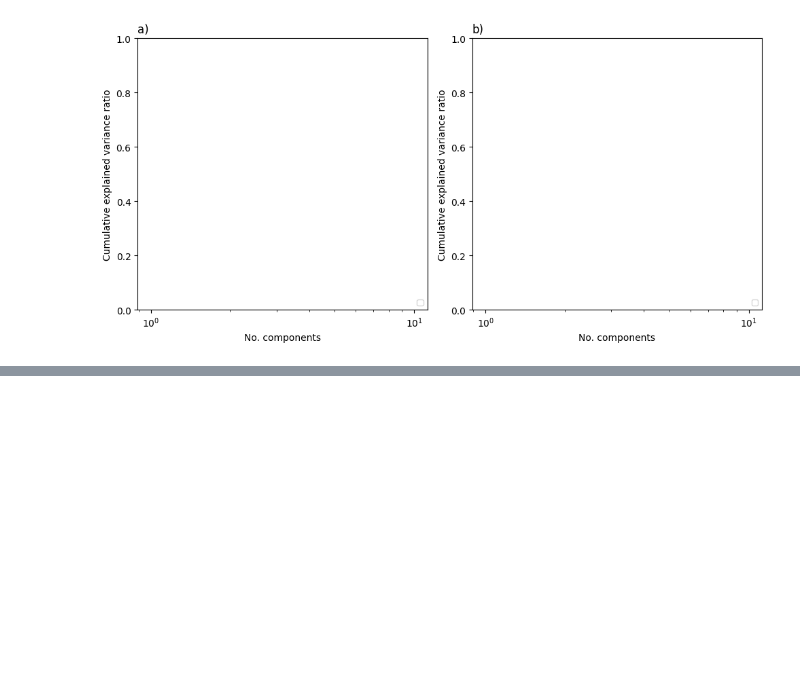
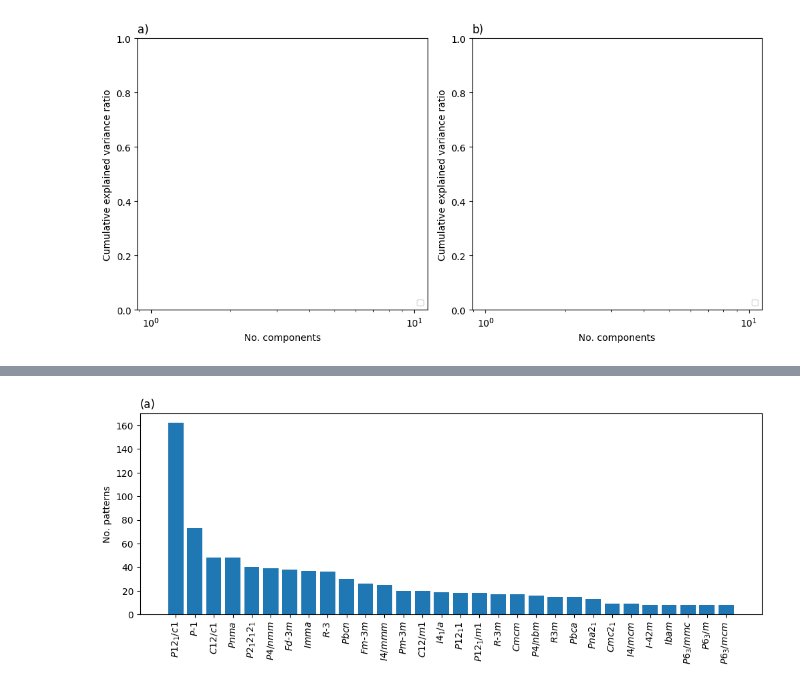
Before and after one commit to aimat-lab/opXRD, a Jupyter notebook: opxrd/plots.ipynb, the cells around one changed output, grey strips where cells are left out. Cells and saved outputs as stored; diff of their text form; code cells hidden in the pictures; blank space fills up the shorter version.

```diff
--- a/opxrd/plots.ipynb
+++ b/opxrd/plots.ipynb
@@ -40,0 +40,4 @@ analyser.xrd_histogram()
+# %%
+analyser.structure_histogram()
+# %% [output]
+[figure, added]
```
Also changed, not shown: parts of 4 cells of this notebook, 1 other file.
